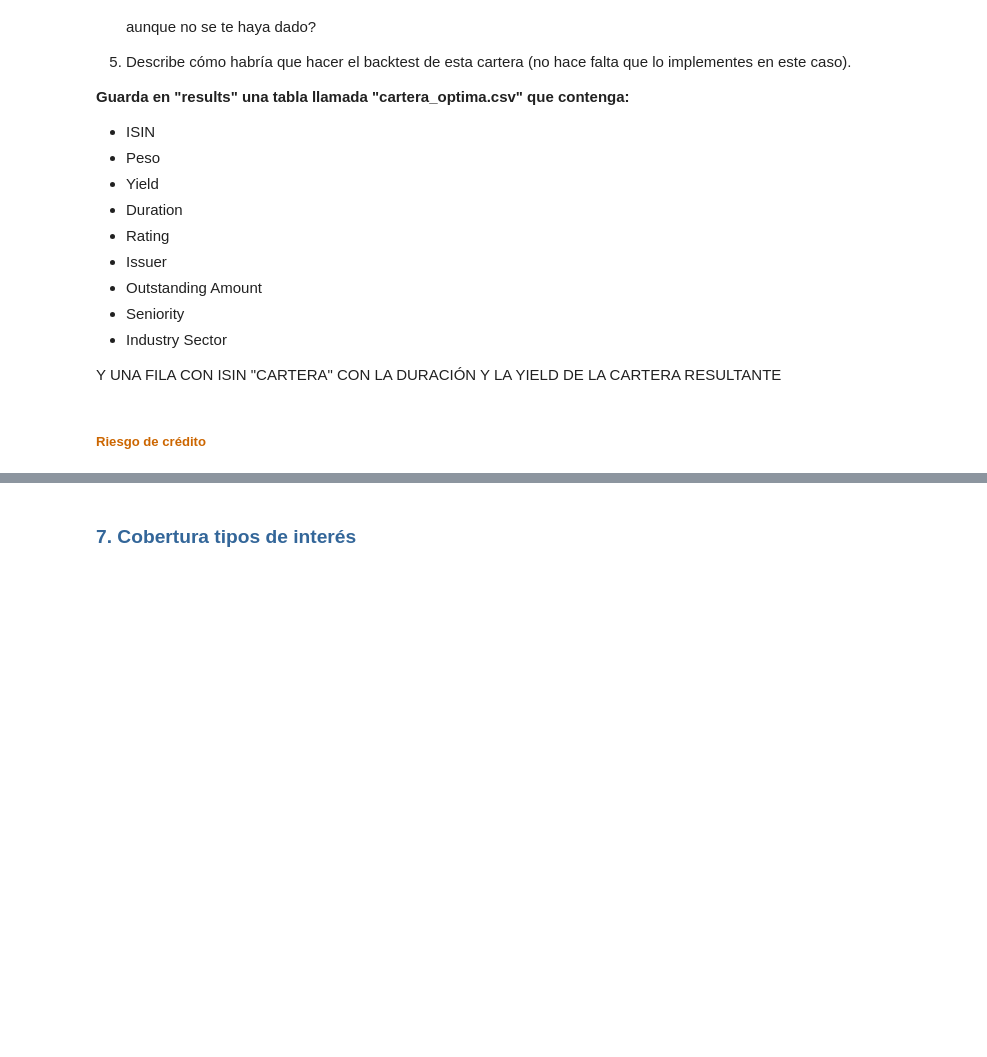
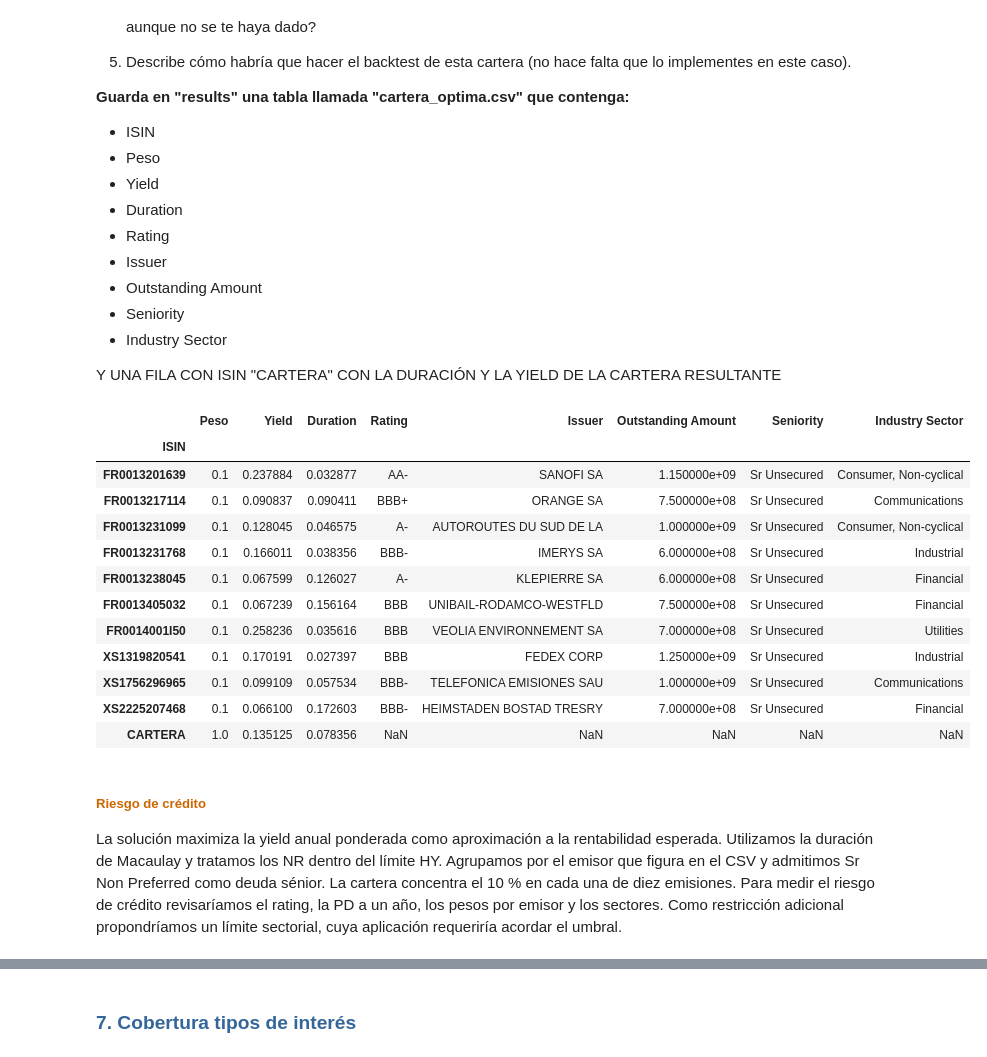
Before and after one commit to alejandroperezpujante/taller-rf-miax15, a Jupyter notebook: src/analisis_cartera.ipynb, the cells around one changed output, grey strips where cells are left out. Saved outputs shown, nothing was run; the diff lists cells and outputs as text; code cells hidden in the pictures; blank space fills up the shorter version.

```diff
--- a/src/analisis_cartera.ipynb
+++ b/src/analisis_cartera.ipynb
@@ -781,5 +781,39 @@ Tienes el mandato de **construir una cartera** de como máximo **20** bonos corp
 - Industry Sector
 
 Y UNA FILA CON ISIN "CARTERA" CON LA DURACIÓN Y LA YIELD DE LA CARTERA RESULTANTE
+# %%
+from pathlib import Path
+from mandato import RATINGS_IG, candidatos_mandato, optimizar_mandato
+
+candidatos = candidatos_mandato(universo, results_yield, fecha_valor)
+pesos_mandato = optimizar_mandato(candidatos)
+posiciones = candidatos.loc[pesos_mandato.index].assign(Peso=pesos_mandato)
+cartera_optima = posiciones.rename(columns={"Dur": "Duration"})[
+    ["Peso", "Yield", "Duration", "Rating", "Issuer", "Outstanding Amount", "Seniority", "Industry Sector"]
+].copy()
+cartera_optima.loc["CARTERA", ["Peso", "Yield", "Duration"]] = [
+    pesos_mandato.sum(), pesos_mandato.dot(posiciones["Yield"]), pesos_mandato.dot(posiciones["Dur"])
+]
+cartera_optima.index.name = "ISIN"
+carpeta_results = Path(carpeta_datos).resolve().parent / "results"
+carpeta_results.mkdir(exist_ok=True)
+cartera_optima.to_csv(carpeta_results / "cartera_optima.csv")
+display(cartera_optima)
+# %% [output]
+|  | Peso | Yield | Duration | Rating | Issuer | Outstanding Amount | Seniority | Industry Sector |
+| ISIN |  |  |  |  |  |  |  |  |
+| FR0013201639 | 0.1 | 0.237884 | 0.032877 | AA- | SANOFI SA | 1.150000e+09 | Sr Unsecured | Consumer, Non-cyclical |
+| FR0013217114 | 0.1 | 0.090837 | 0.090411 | BBB+ | ORANGE SA | 7.500000e+08 | Sr Unsecured | Communications |
+| FR0013231099 | 0.1 | 0.128045 | 0.046575 | A- | AUTOROUTES DU SUD DE LA | 1.000000e+09 | Sr Unsecured | Consumer, Non-cyclical |
+| FR0013231768 | 0.1 | 0.166011 | 0.038356 | BBB- | IMERYS SA | 6.000000e+08 | Sr Unsecured | Industrial |
+| FR0013238045 | 0.1 | 0.067599 | 0.126027 | A- | KLEPIERRE SA | 6.000000e+08 | Sr Unsecured | Financial |
+| FR0013405032 | 0.1 | 0.067239 | 0.156164 | BBB | UNIBAIL-RODAMCO-WESTFLD | 7.500000e+08 | Sr Unsecured | Financial |
+| FR0014001I50 | 0.1 | 0.258236 | 0.035616 | BBB | VEOLIA ENVIRONNEMENT SA | 7.000000e+08 | Sr Unsecured | Utilities |
+| XS1319820541 | 0.1 | 0.170191 | 0.027397 | BBB | FEDEX CORP | 1.250000e+09 | Sr Unsecured | Industrial |
+| XS1756296965 | 0.1 | 0.099109 | 0.057534 | BBB- | TELEFONICA EMISIONES SAU | 1.000000e+09 | Sr Unsecured | Communications |
+| XS2225207468 | 0.1 | 0.066100 | 0.172603 | BBB- | HEIMSTADEN BOSTAD TRESRY | 7.000000e+08 | Sr Unsecured | Financial |
+| CARTERA | 1.0 | 0.135125 | 0.078356 | NaN | NaN | NaN | NaN | NaN |
 # %% [markdown]
 ##### <font color=#CC6600>Riesgo de crédito</font>
+
+La solución maximiza la yield anual ponderada como aproximación a la rentabilidad esperada. Utilizamos la duración de Macaulay y tratamos los NR dentro del límite HY. Agrupamos por el emisor que figura en el CSV y admitimos Sr Non Preferred como deuda sénior. La cartera concentra el 10 % en cada una de diez emisiones. Para medir el riesgo de crédito revisaríamos el rating, la PD a un año, los pesos por emisor y los sectores. Como restricción adicional propondríamos un límite sectorial, cuya aplicación requeriría acordar el umbral.
```
Also changed, not shown: parts of 4 cells of this notebook, 4 other files.
